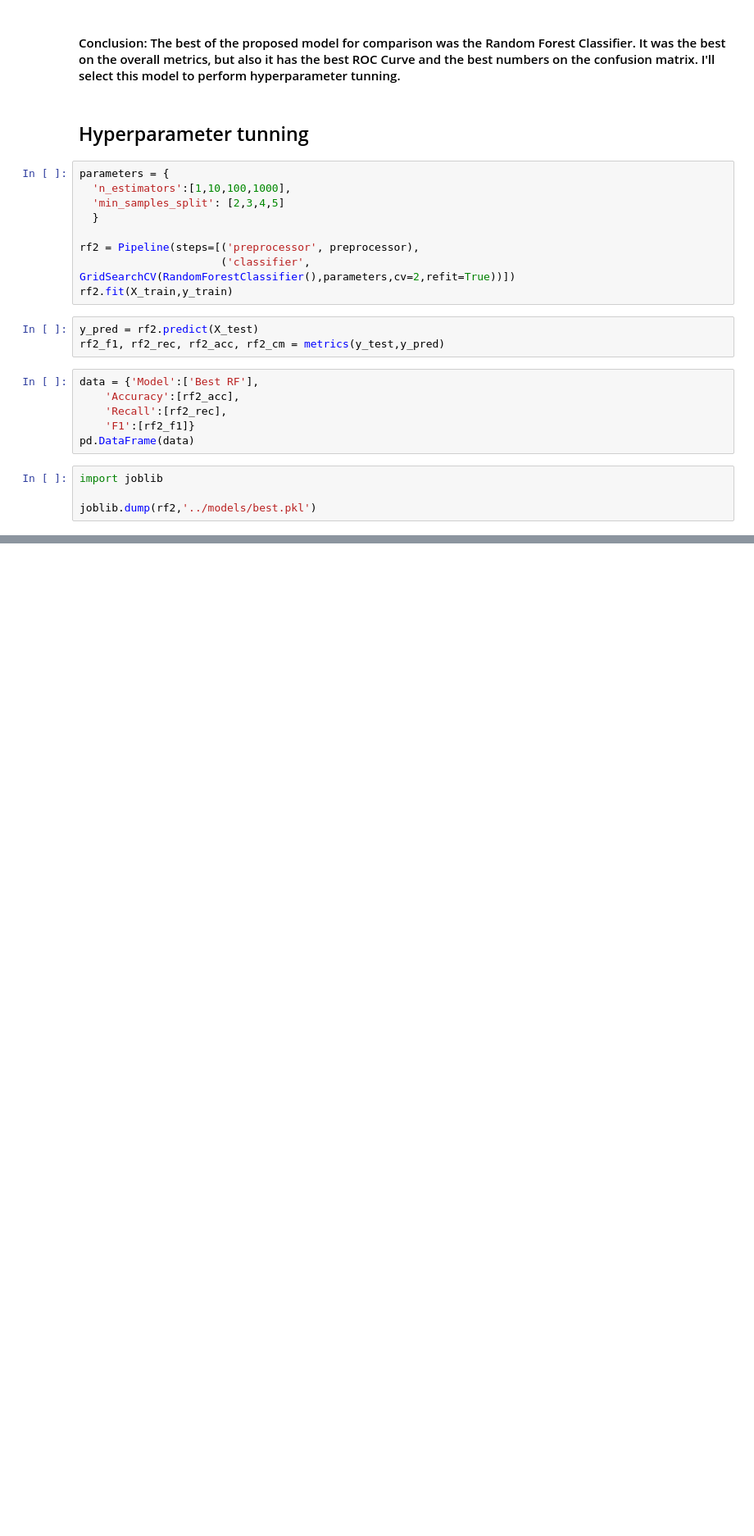
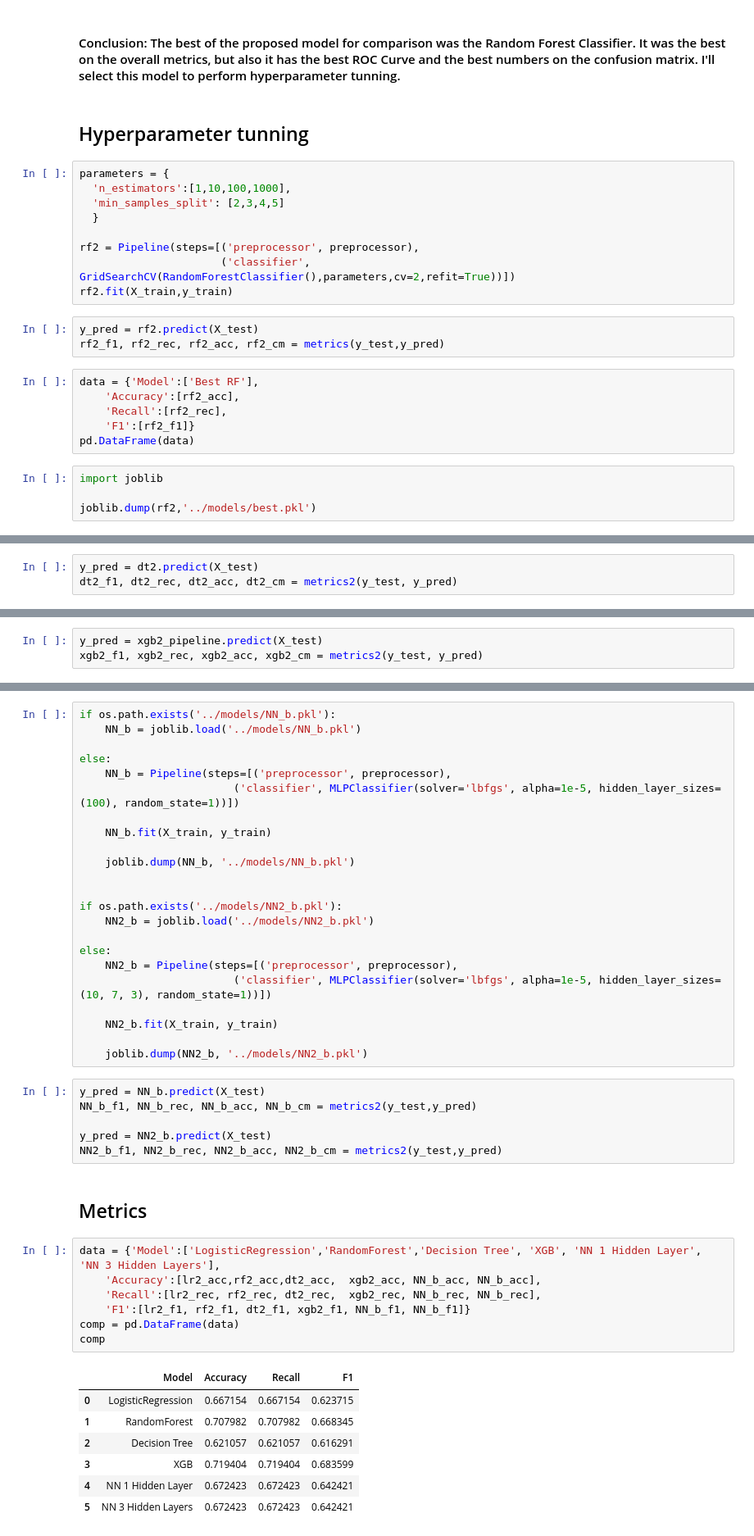
Before and after one commit to caarbelaezg/diabetes-problem, a Jupyter notebook: notebooks/predictive_models.ipynb, the cells around one changed output, grey strips where cells are left out. Shown at 82% size. Saved outputs shown, nothing was run; the diff lists cells and outputs as text; blank space fills up the shorter version.

```diff
--- a/notebooks/predictive_models.ipynb
+++ b/notebooks/predictive_models.ipynb
@@ -283,0 +339,3 @@ joblib.dump(rf2,'../models/best.pkl')
+# %%
+y_pred = dt2.predict(X_test)
+dt2_f1, dt2_rec, dt2_acc, dt2_cm = metrics2(y_test, y_pred)
@@ -283,0 +354,3 @@ joblib.dump(rf2,'../models/best.pkl')
+# %%
+y_pred = xgb2_pipeline.predict(X_test)
+xgb2_f1, xgb2_rec, xgb2_acc, xgb2_cm = metrics2(y_test, y_pred)
@@ -283,0 +359,46 @@ joblib.dump(rf2,'../models/best.pkl')
+# %%
+if os.path.exists('../models/NN_b.pkl'):
+    NN_b = joblib.load('../models/NN_b.pkl')
+
+else:
+    NN_b = Pipeline(steps=[('preprocessor', preprocessor),
+                        ('classifier', MLPClassifier(solver='lbfgs', alpha=1e-5, hidden_layer_sizes=(100), random_state=1))])
+
+    NN_b.fit(X_train, y_train)
+
+    joblib.dump(NN_b, '../models/NN_b.pkl')
+
+
+if os.path.exists('../models/NN2_b.pkl'):
+    NN2_b = joblib.load('../models/NN2_b.pkl')
+
+else:
+    NN2_b = Pipeline(steps=[('preprocessor', preprocessor),
+                        ('classifier', MLPClassifier(solver='lbfgs', alpha=1e-5, hidden_layer_sizes=(10, 7, 3), random_state=1))])
+
+    NN2_b.fit(X_train, y_train)
+
+    joblib.dump(NN2_b, '../models/NN2_b.pkl')
+# %%
+y_pred = NN_b.predict(X_test)
+NN_b_f1, NN_b_rec, NN_b_acc, NN_b_cm = metrics2(y_test,y_pred)
+
+y_pred = NN2_b.predict(X_test)
+NN2_b_f1, NN2_b_rec, NN2_b_acc, NN2_b_cm = metrics2(y_test,y_pred)
+# %% [markdown]
+## Metrics
+# %%
+data = {'Model':['LogisticRegression','RandomForest','Decision Tree', 'XGB', 'NN 1 Hidden Layer', 'NN 3 Hidden Layers'],
+    'Accuracy':[lr2_acc,rf2_acc,dt2_acc,  xgb2_acc, NN_b_acc, NN_b_acc],
+    'Recall':[lr2_rec, rf2_rec, dt2_rec,  xgb2_rec, NN_b_rec, NN_b_rec],
+    'F1':[lr2_f1, rf2_f1, dt2_f1, xgb2_f1, NN_b_f1, NN_b_f1]}
+comp = pd.DataFrame(data)
+comp
+# %% [output]
+|  | Model | Accuracy | Recall | F1 |
+| 0 | LogisticRegression | 0.667154 | 0.667154 | 0.623715 |
+| 1 | RandomForest | 0.707982 | 0.707982 | 0.668345 |
+| 2 | Decision Tree | 0.621057 | 0.621057 | 0.616291 |
+| 3 | XGB | 0.719404 | 0.719404 | 0.683599 |
+| 4 | NN 1 Hidden Layer | 0.672423 | 0.672423 | 0.642421 |
+| 5 | NN 3 Hidden Layers | 0.672423 | 0.672423 | 0.642421 |
```
Also changed, not shown: parts of 18 cells of this notebook, 1 other file.
